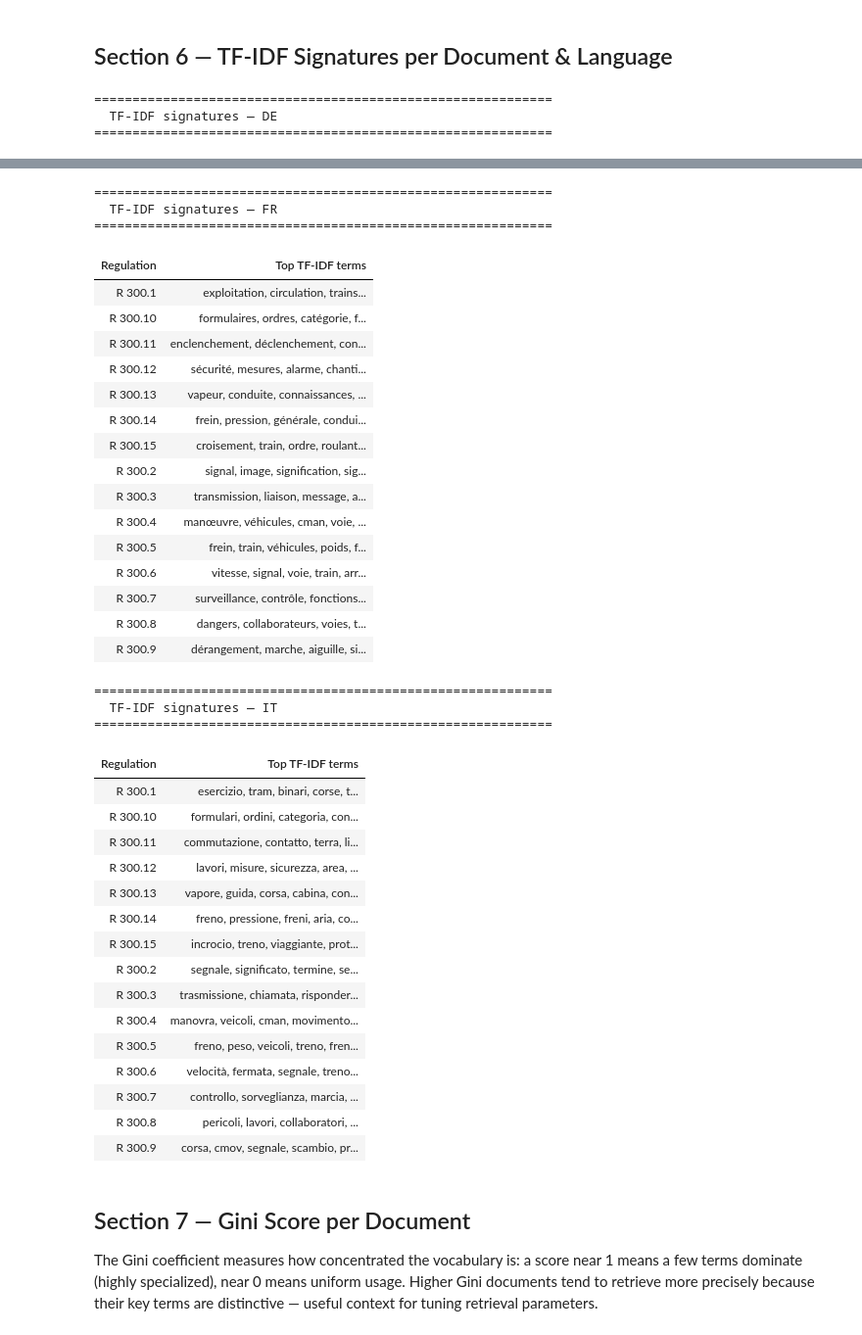
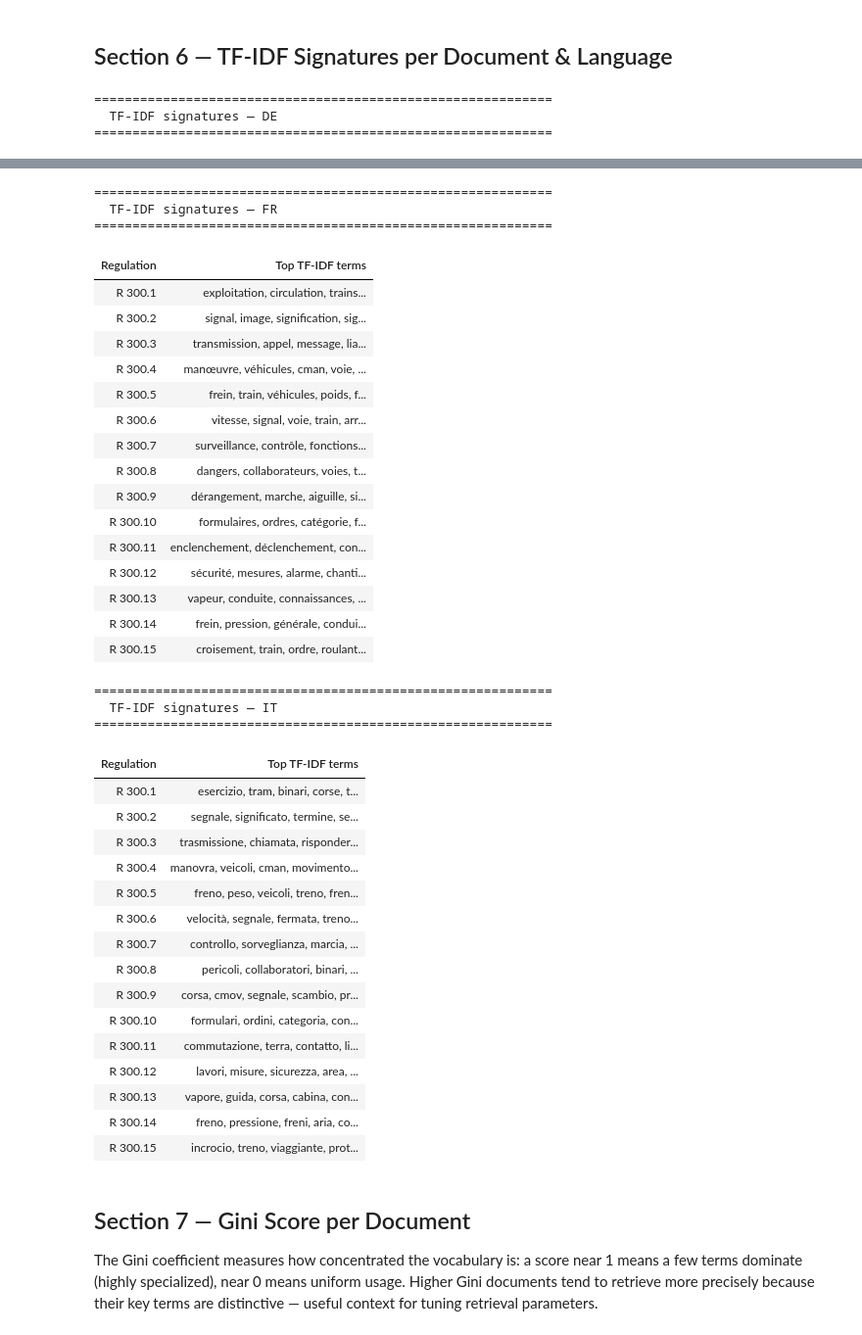
Before and after one commit to WpnSta/CAS_Project_tRAG, a Jupyter notebook: notebooks/explore.ipynb, the cells around one changed output, grey strips where cells are left out. Shown at 98% size. Drawn from its saved outputs; the diff is of its cells as text; code cells hidden in the pictures.

```diff
--- a/notebooks/explore.ipynb
+++ b/notebooks/explore.ipynb
@@ -506,7 +510,16 @@ plt.show()
 # %% [markdown]
 ## Section 6 — TF-IDF Signatures per Document & Language
 # %%
+# Find 8 most frequent words per document to indicate content
+
 TOP_TFIDF = 8
+
+def reg_sort_key(r):
+    """Sort 'R 300.X' numerically by X."""
+    try:
+        return int(r.split(".")[-1])
+    except ValueError:
+        return 0
 
 for lang in LANGUAGES:
     lang_chunks = chunks_by_lang[lang]
@@ -515,7 +528,7 @@ for lang in LANGUAGES:
     stops_list  = list(STOPWORDS[lang])
 
     vect = TfidfVectorizer(
-        token_pattern=r"(?u)\b[a-z\u00c0-\u024f]{4,}\b",
+        token_pattern=r"(?u)\b[a-zÀ-ɏ]{4,}\b",
         lowercase=True,
         min_df=2,
         sublinear_tf=True,
@@ -524,8 +537,7 @@ for lang in LANGUAGES:
     X            = vect.fit_transform(texts)
     feature_names = np.array(vect.get_feature_names_out())
 
-    # Group chunks by regulation
-    regs = sorted(set(c["regulation_number"] for c in lang_chunks))
+    regs = sorted(set(c["regulation_number"] for c in lang_chunks), key=reg_sort_key)
     rows = []
     for reg in regs:
         idxs    = [i for i, c in enumerate(lang_chunks)
@@ -565,41 +577,41 @@ for lang in LANGUAGES:
 ============================================================
   TF-IDF signatures — FR
 ============================================================
 | Regulation | Top TF-IDF terms |
 | R 300.1 | exploitation, circulation, trains... |
+| R 300.2 | signal, image, signification, sig... |
+| R 300.3 | transmission, appel, message, lia... |
+| R 300.4 | manœuvre, véhicules, cman, voie, ... |
+| R 300.5 | frein, train, véhicules, poids, f... |
+| R 300.6 | vitesse, signal, voie, train, arr... |
+| R 300.7 | surveillance, contrôle, fonctions... |
+| R 300.8 | dangers, collaborateurs, voies, t... |
+| R 300.9 | dérangement, marche, aiguille, si... |
 | R 300.10 | formulaires, ordres, catégorie, f... |
 | R 300.11 | enclenchement, déclenchement, con... |
 | R 300.12 | sécurité, mesures, alarme, chanti... |
 | R 300.13 | vapeur, conduite, connaissances, ... |
 | R 300.14 | frein, pression, générale, condui... |
 | R 300.15 | croisement, train, ordre, roulant... |
-| R 300.2 | signal, image, signification, sig... |
-| R 300.3 | transmission, liaison, message, a... |
-| R 300.4 | manœuvre, véhicules, cman, voie, ... |
-| R 300.5 | frein, train, véhicules, poids, f... |
-| R 300.6 | vitesse, signal, voie, train, arr... |
-| R 300.7 | surveillance, contrôle, fonctions... |
-| R 300.8 | dangers, collaborateurs, voies, t... |
-| R 300.9 | dérangement, marche, aiguille, si... |
 ============================================================
   TF-IDF signatures — IT
 ============================================================
 | Regulation | Top TF-IDF terms |
 | R 300.1 | esercizio, tram, binari, corse, t... |
+| R 300.2 | segnale, significato, termine, se... |
+| R 300.3 | trasmissione, chiamata, risponder... |
+| R 300.4 | manovra, veicoli, cman, movimento... |
+| R 300.5 | freno, peso, veicoli, treno, fren... |
+| R 300.6 | velocità, segnale, fermata, treno... |
+| R 300.7 | controllo, sorveglianza, marcia, ... |
+| R 300.8 | pericoli, collaboratori, binari, ... |
+| R 300.9 | corsa, cmov, segnale, scambio, pr... |
 | R 300.10 | formulari, ordini, categoria, con... |
-| R 300.11 | commutazione, contatto, terra, li... |
+| R 300.11 | commutazione, terra, contatto, li... |
 | R 300.12 | lavori, misure, sicurezza, area, ... |
 | R 300.13 | vapore, guida, corsa, cabina, con... |
 | R 300.14 | freno, pressione, freni, aria, co... |
 | R 300.15 | incrocio, treno, viaggiante, prot... |
-| R 300.2 | segnale, significato, termine, se... |
-| R 300.3 | trasmissione, chiamata, risponder... |
-| R 300.4 | manovra, veicoli, cman, movimento... |
-| R 300.5 | freno, peso, veicoli, treno, fren... |
-| R 300.6 | velocità, fermata, segnale, treno... |
-| R 300.7 | controllo, sorveglianza, marcia, ... |
-| R 300.8 | pericoli, lavori, collaboratori, ... |
-| R 300.9 | corsa, cmov, segnale, scambio, pr... |
 # %% [markdown]
 ## Section 7 — Gini Score per Document
 
```
Also changed, not shown: parts of 13 cells of this notebook, 2 other files.
